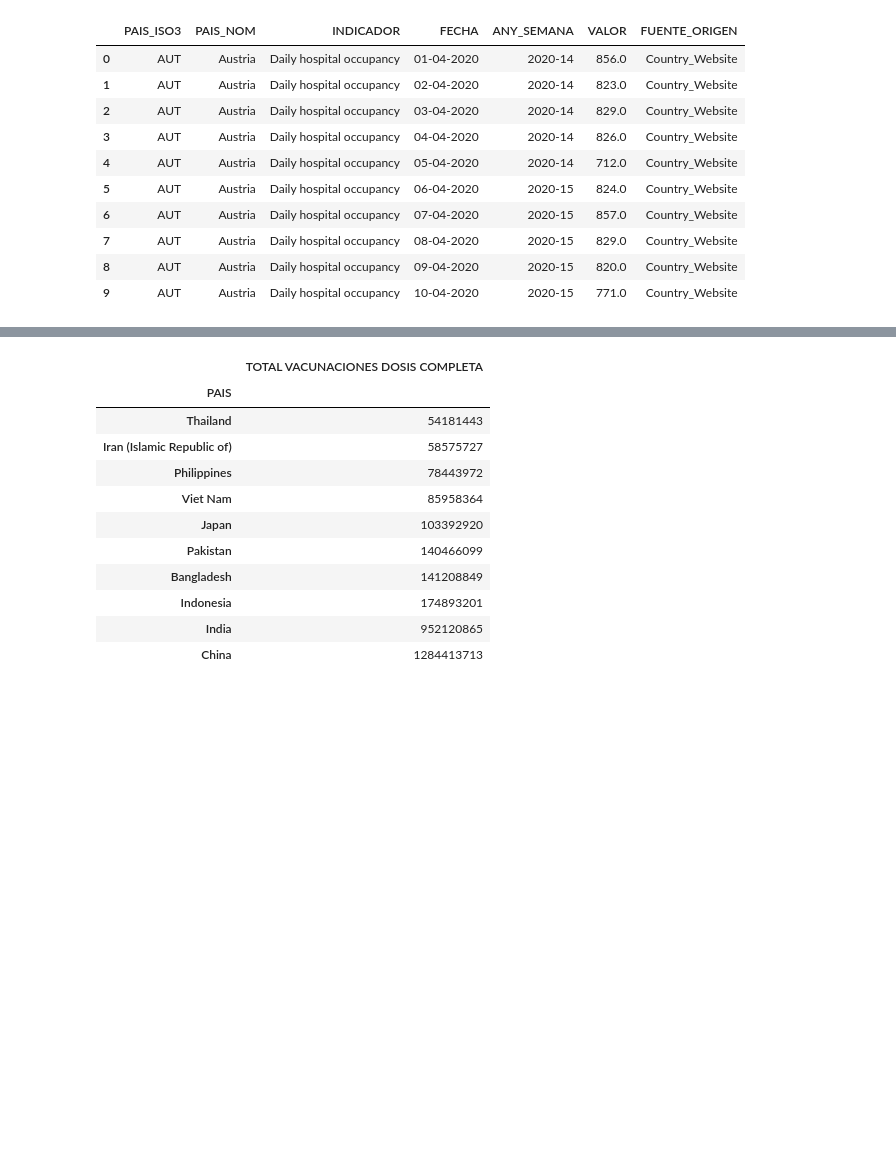
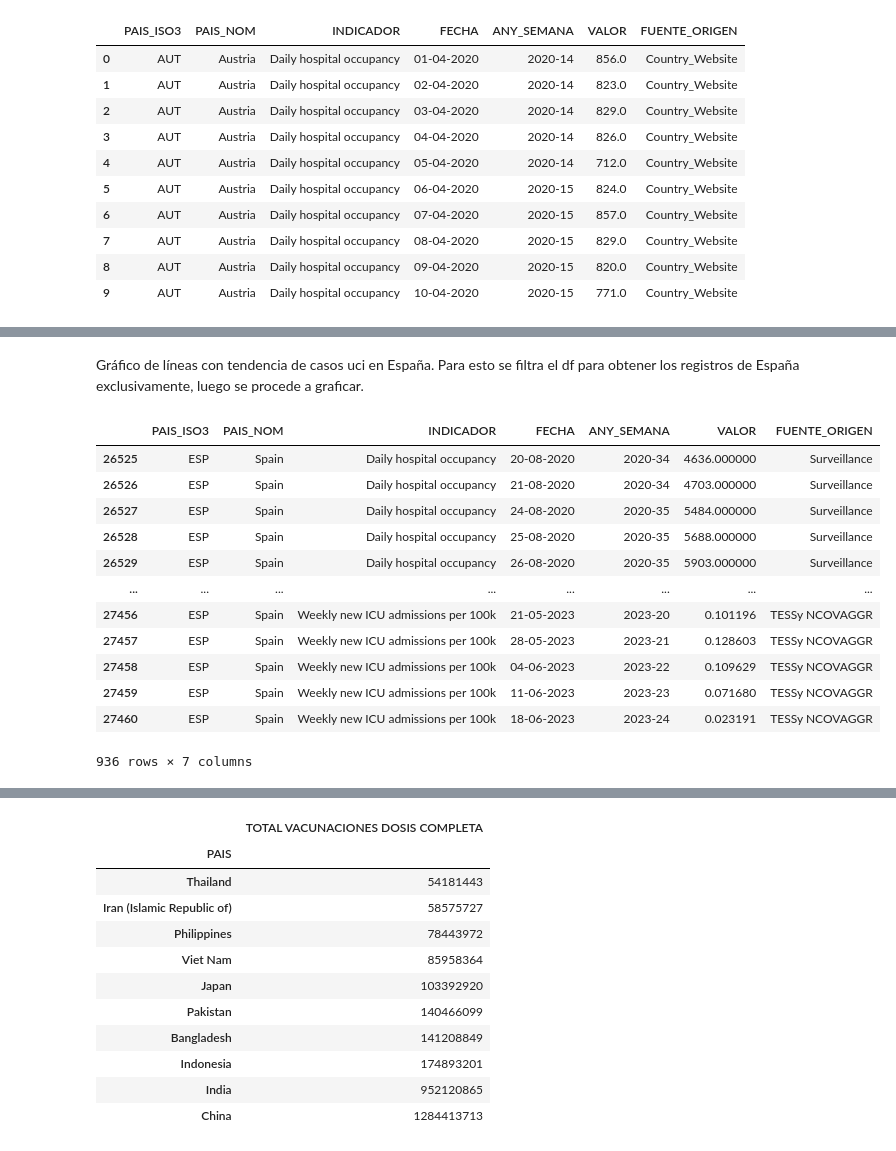
Before and after one commit to patriciaapenat/TFM, a Jupyter notebook: Gráficos/Data_Frame_uci.ipynb, the cells around one changed output, grey strips where cells are left out. Drawn from its saved outputs; the diff is of its cells as text; code cells hidden in the pictures; blank space fills up the shorter version.

```diff
--- a/Gráficos/Data_Frame_uci.ipynb
+++ b/Gráficos/Data_Frame_uci.ipynb
@@ -143,0 +112,19 @@ Top 10 de paises de Asia con Personas Vacunadas con Dosis Completa
+# %% [markdown]
+Gráfico de líneas con tendencia de casos uci en España. Para esto se filtra el df para obtener los registros de España exclusivamente, luego se procede a graficar.
+# %%
+df_Spain=df_uci[df_uci["PAIS_NOM"].str.contains("Spain")]
+df_Spain
+# %% [output]
+|  | PAIS_ISO3 | PAIS_NOM | INDICADOR | FECHA | ANY_SEMANA | VALOR | FUENTE_ORIGEN |
+| 26525 | ESP | Spain | Daily hospital occupancy | 20-08-2020 | 2020-34 | 4636.000000 | Surveillance |
+| 26526 | ESP | Spain | Daily hospital occupancy | 21-08-2020 | 2020-34 | 4703.000000 | Surveillance |
+| 26527 | ESP | Spain | Daily hospital occupancy | 24-08-2020 | 2020-35 | 5484.000000 | Surveillance |
+| 26528 | ESP | Spain | Daily hospital occupancy | 25-08-2020 | 2020-35 | 5688.000000 | Surveillance |
+| 26529 | ESP | Spain | Daily hospital occupancy | 26-08-2020 | 2020-35 | 5903.000000 | Surveillance |
+| ... | ... | ... | ... | ... | ... | ... | ... |
+| 27456 | ESP | Spain | Weekly new ICU admissions per 100k | 21-05-2023 | 2023-20 | 0.101196 | TESSy NCOVAGGR |
+| 27457 | ESP | Spain | Weekly new ICU admissions per 100k | 28-05-2023 | 2023-21 | 0.128603 | TESSy NCOVAGGR |
+| 27458 | ESP | Spain | Weekly new ICU admissions per 100k | 04-06-2023 | 2023-22 | 0.109629 | TESSy NCOVAGGR |
+| 27459 | ESP | Spain | Weekly new ICU admissions per 100k | 11-06-2023 | 2023-23 | 0.071680 | TESSy NCOVAGGR |
+| 27460 | ESP | Spain | Weekly new ICU admissions per 100k | 18-06-2023 | 2023-24 | 0.023191 | TESSy NCOVAGGR |
+936 rows × 7 columns
```
Also changed, not shown: parts of 22 cells of this notebook.
